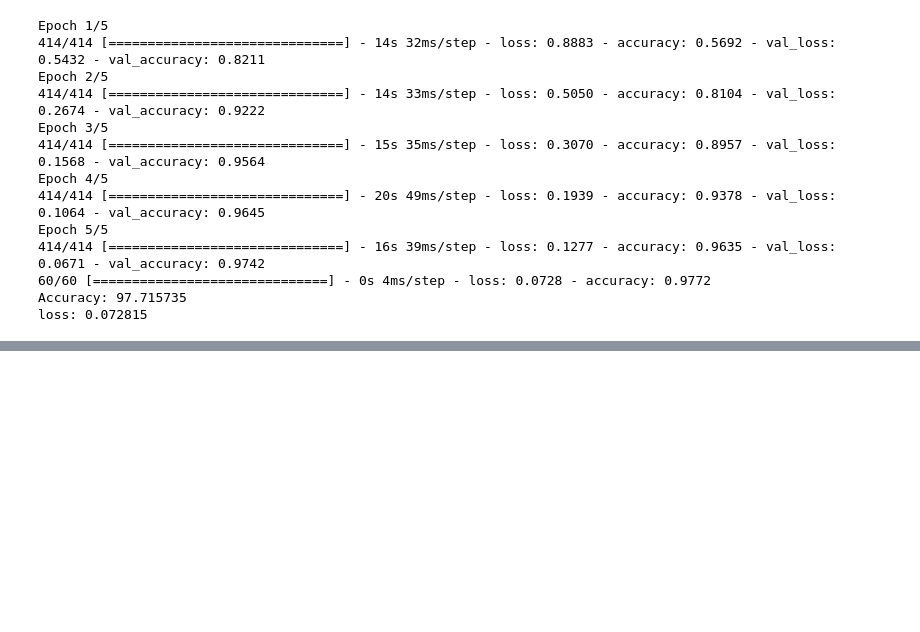
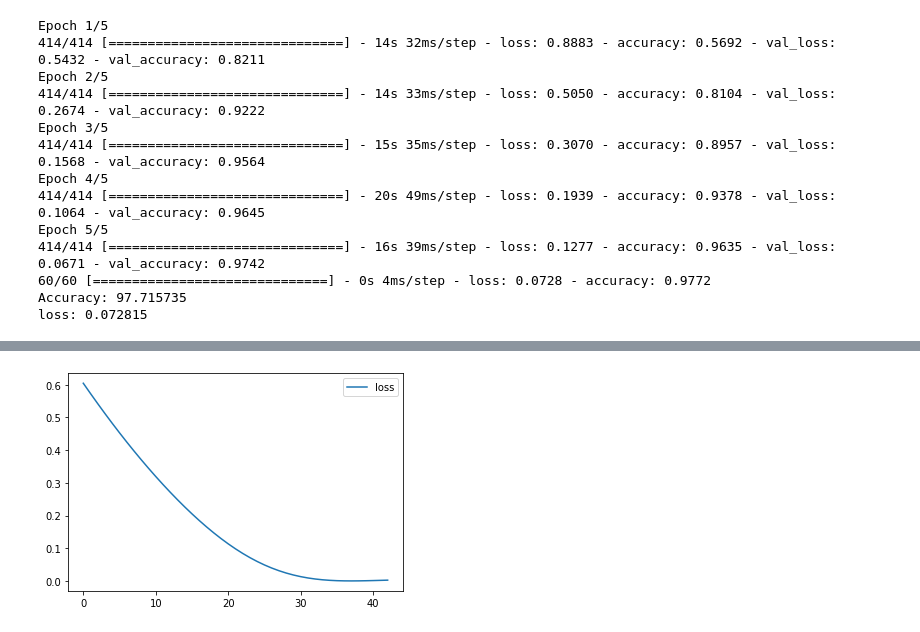
Before and after one commit to dlrjswn179/dlrjswn179, a Jupyter notebook: 처음_배우는_딥러닝_챗봇.ipynb, the cells around one changed output, grey strips where cells are left out. Saved outputs shown, nothing was run; the diff lists cells and outputs as text; code cells hidden in the pictures; blank space fills up the shorter version.

```diff
--- a/처음_배우는_딥러닝_챗봇.ipynb
+++ b/처음_배우는_딥러닝_챗봇.ipynb
@@ -1586,0 +1578,80 @@ ________________________________________________________________________________
+# %%
+# sin 곡선 예측 RNN 모델 사용
+
+import numpy as np
+import matplotlib.pyplot as plt
+from tensorflow.keras.models import Sequential
+from tensorflow.keras.layers import Flatten, Dense, LSTM, SimpleRNN
+
+#time step만큼 시퀀스 데이터 분리
+def split_sequence(sequence, step):
+  x,y = list(),list()
+
+  for i in range(len(sequence)):
+    end_idx = i + step
+    if end_idx > len(sequence) - 1:
+      break
+
+    seq_x, seq_y = sequence[i:end_idx], sequence[end_idx]
+    x.append(seq_x)
+    y.append(seq_y)
+
+    return np.array(x), np.array(y)
+
+#sin 함수 학습 데이터
+x = [i for i in np.arange(start=-10, stop=10, step=0.1)]
+train_y = [np.sin(i) for i in x]
+
+#하이퍼파라미터
+n_timesteps = 15
+n_features = 1
+
+#시퀀스 나누기
+# train_x.shape => (samples, timesteps)
+# train_y.shape => (samples)
+train_x, train_y = split_sequence(train_y, step=n_timesteps)
+print("shape x:{} / y:{}".format(train_x.shape, train_y.shape))
+
+#RNN 입력 벡터 크기를 맞추기 위해 벡터 차원 크기 변경
+# reshape from [samples, timesteps] into [samples, timesteps, features]
+train_x = train_x.reshape(train_x.shape[0], train_x.shape[1], n_features)
+print("train_x.shape = {}".format(train_x.shape))
+print("train_y.shape = {}".format(train_y.shape))
+
+#RNN 모델 정의
+model = Sequential()
+model.add(SimpleRNN(units=10, return_sequences=False, input_shape=(n_timesteps, n_features)))
+model.add(Dense(1))
+model.compile(optimizer='adam', loss='mse')
+
+# 모델 학습
+np.random.seed(0)
+from tensorflow.keras.callbacks import EarlyStopping
+early_stopping = EarlyStopping(monitor='loss', patience=5, mode='auto')
+history = model.fit(train_x, train_y, epochs=1000, callbacks=[early_stopping])
+
+# loss 그래프 생성
+plt.plot(history.history['loss'], label="loss")
+plt.legend(loc="upper right")
+plt.show()
+
+# 테스트 데이터셋 생성
+test_x = np.arange(10, 20, 0.1)
+calc_y = np.cos(test_x) # 테스트 정답 데이터
+
+# RNN 모델 예측 및 로그 저장
+test_y = calc_y[:n_timesteps]
+for i in range(len(test_x) - n_timesteps):
+    net_input = test_y[i : i + n_timesteps]
+    net_input = net_input.reshape((1, n_timesteps, n_features))
+    train_y = model.predict(net_input, verbose=0)
+    print(test_y.shape, train_y.shape, i, i + n_timesteps)
+    test_y = np.append(test_y, train_y)
+
+# 예측 결과 그래프 그리기
+plt.plot(test_x, calc_y, label="ground truth", color="orange")
+plt.plot(test_x, test_y, label="predicitons", color="blue")
+plt.legend(loc='upper left')
+plt.ylim(-2, 2)
+plt.show()
+# %% [output]
@@ -1586,0 +1675 @@ ________________________________________________________________________________
+[figure, added]
```
Also changed, not shown: parts of 19 cells of this notebook.
